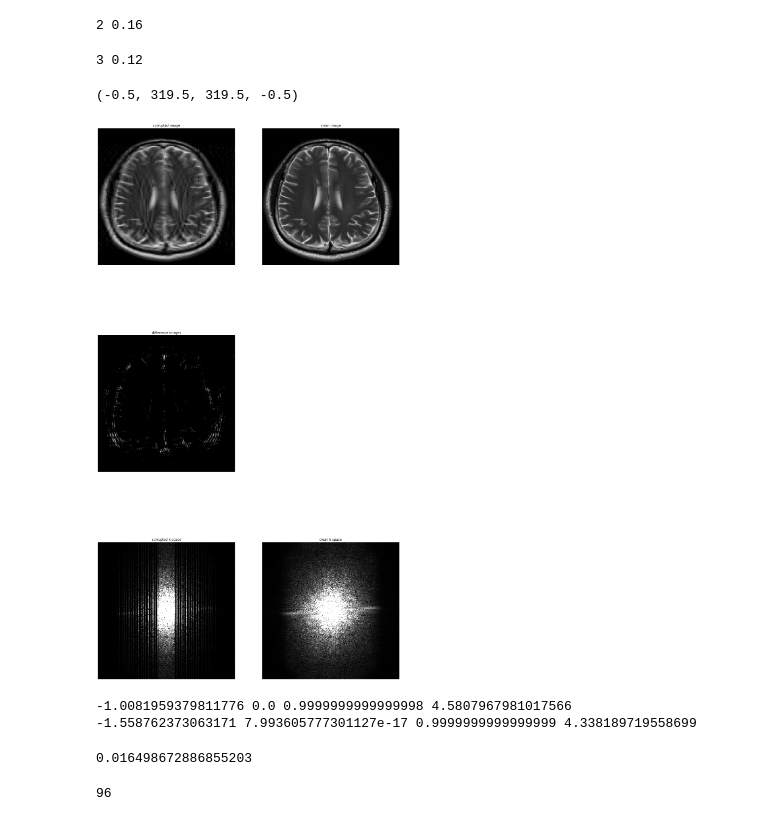
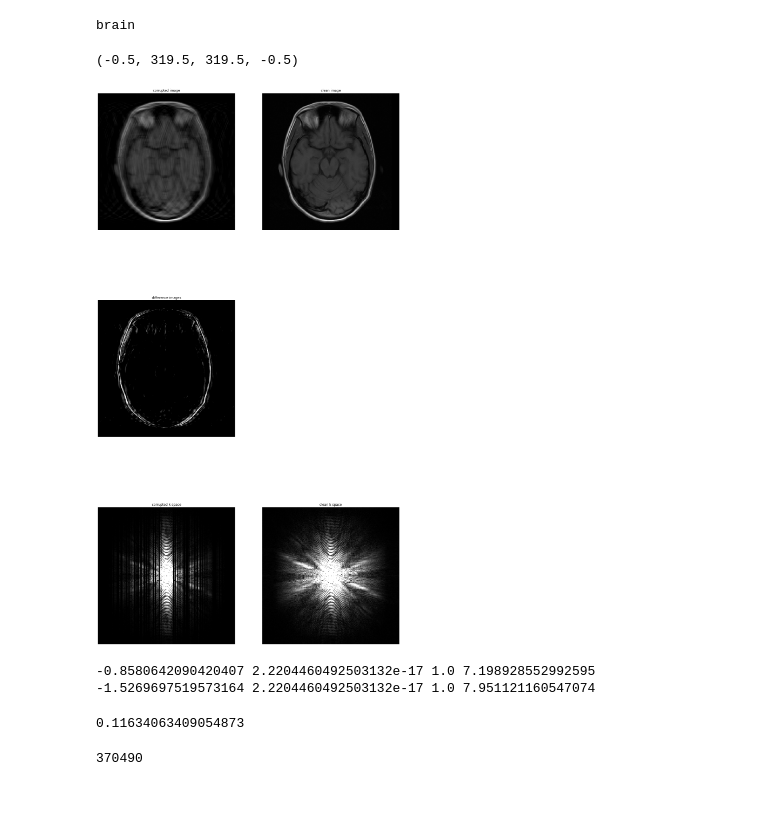
Before and after one commit to SimoneRuiter/artefacts, a Jupyter notebook: Corrupt.ipynb, the cells around one changed output. Drawn from its saved outputs; the diff is of its cells as text; code cells hidden in the pictures.

```diff
--- a/Corrupt.ipynb
+++ b/Corrupt.ipynb
@@ -17,8 +22,8 @@ warnings.filterwarnings("ignore")
 #UserWarning: The (0028,0101) 'Bits Stored' value (12-bit) doesn't match the JPEG 2000 data (16-bit).
 #It's recommended that you change the 'Bits Stored' value warnings.warn(
 # %%
-#data_path = r'C:\from SSD\fastMRI_brain_DICOM\100099070170\279.dcm'
-data_path = r'C:\Users\simon\anaconda3\envs\drs\drs\Data\fastMRI_brain_DICOM\300008311232\808.dcm'
+data_path = r'C:\from SSD\fastMRI_brain_DICOM\100099070170\279.dcm'
+#data_path = r'C:\Users\simon\anaconda3\envs\drs\drs\Data\fastMRI_brain_DICOM\300008311232\808.dcm'
 #data_path = r"C:\Users\simon\anaconda3\envs\drs\drs\Data\Pelvis\Pelvis_2233,MP Pelvis_2233,MP\CT.2.25.168430369902691384448665480955143203741.dcm"
 
 # bad pelvic image
@@ -32,6 +37,15 @@ if (np.shape(image) != (320, 320)):
     image = cv2.resize(image, (320, 320))
 
 image = (image - np.mean(image)) / np.std(image)
+# %%
+anatomy = ''
+if data_path[0] == 'C':
+    anatomy = 'brain'
+elif data_path[0] == 'D':
+    anatomy = 'pelvis'
+print(anatomy)
+# %% [output]
+brain
 # %%
 # functions for downsample
 
@@ -245,7 +259,7 @@ def GetFields(image):
     grid_z = srf((x, y), mesh_type='structured')
     grid_z = dct2(grid_z)
 
-    bias_rng = 1 #np.random.uniform(0.20, 1.00)
+    bias_rng = np.random.uniform(0.20, 1.00)
     grid_z = np.interp(grid_z, (grid_z.min(), grid_z.max()),
                        (1 - bias_rng / 2, 1 + bias_rng / 2))
 
@@ -253,8 +267,7 @@ def GetFields(image):
 # %%
 # corrupt function
 
-def corrupt(image, case):
-    import random
+def corrupt(image, case, anatomy):
     kspace = transform_image_to_kspace(image)
 
     if case == "noise":
@@ -265,14 +278,17 @@ def corrupt(image, case):
         kspace += noise
 
     elif case == "downsample":
-        acceleration, center_fraction = random.choice([(2, 0.16), (3, 0.12), (4, 0.08)])
-        print(acceleration, center_fraction)
-        mask = cartesian_mask((acceleration, center_fraction), random.choice(["LR", "AP"]), random.choice(["uniform", "random"]))
+        #acceleration, center_fraction = random.choice([(2, 0.16), (3, 0.12), (4, 0.08)])
+        #mask = cartesian_mask((acceleration, center_fraction), random.choice(["LR", "AP"]), random.choice(["uniform", "random"]))
+        mask = cartesian_mask(random.choice([(2, 0.16), (3, 0.12), (4, 0.08)]), random.choice(["LR", "AP"]), random.choice(["uniform", "random"]))
         kspace = np.where(mask, kspace, (0 + 0j))
 
     elif case == "motion":
-        #motion_type = random.choice(["rigid", "periodic"])
-        motion_type = "rigid"
+        if anatomy == "brain":
+            motion_type = "rigid"
+        elif anatomy == "pelvis":
+            motion_type = random.choice(["rigid", "periodic"])
+
         if (motion_type == "rigid"):
             kspace = rigid_motion(image, random.choice(["LR", "AP"]), np.random.randint(1,9), 3, 10)
         elif (motion_type == "periodic"):
@@ -287,15 +303,10 @@ def corrupt(image, case):
     img = transform_kspace_to_image(kspace)
     img = (img - np.mean(img)) / np.std(img)
     return img
-# %%
-acceleration, center_fraction = random.choice([(2, 0.16), (3, 0.12), (4, 0.08)])
-print(acceleration, center_fraction)
-# %% [output]
-2 0.16
 # %%
 # plotting
 
-img = corrupt(image, "downsample")
+img = corrupt(image, "downsample", anatomy)
 
 hr = image
 lr = img
@@ -309,57 +320,52 @@ k_hr = k_hr / np.max(np.abs(k_hr))
 lr = (lr - np.mean(lr)) / np.std(lr)
 hr = (hr - np.mean(hr)) / np.std(hr)
 
 vmx = np.max(hr)
 vmn = np.min(hr)
 dmx = 0.5
 kmx = 0.01
 
 fig = plt.figure(figsize=(20, 40))
 ax = fig.add_subplot(3, 2, 1)
 ax.imshow(lr, interpolation='none', cmap='gist_gray', vmin=vmn, vmax=vmx)
 ax.set_title("corrupted image")
 ax.axis('off')
 ax = fig.add_subplot(3, 2, 2)
 ax.imshow(hr, interpolation='none', cmap='gist_gray', vmin=vmn, vmax=vmx)
 ax.set_title("clean image")
 ax.axis('off')
 ax = fig.add_subplot(3, 2, 3)
 ax.imshow(np.abs(lr - hr), interpolation='none', cmap='gist_gray', vmin=0.5, vmax=1 / 0.5)
 ax.set_title("difference images")
 ax.axis('off')
 ax = fig.add_subplot(3, 2, 5)
 ax.imshow(k_lr, interpolation='none', cmap='gist_gray', vmin=0, vmax=kmx)
 ax.set_title("corrupted k space")
 ax.axis('off')
 ax = fig.add_subplot(3, 2, 6)
 ax.imshow(k_hr, interpolation='none', cmap='gist_gray', vmin=0, vmax=kmx)
 ax.set_title("clean k space")
 ax.axis('off')
 # %% [output]
-3 0.12
+(-0.5, 319.5, 319.5, -0.5)
-(-0.5, 319.5, 319.5, -0.5)
-[figure, old version]
+[figure, new version]
 # %%
 print(np.min(image), np.mean(image), np.std(image), np.max(image))
 print(np.min(img), np.mean(img), np.std(img), np.max(img))
 # %% [output]
--1.0081959379811776 0.0 0.9999999999999998 4.5807967981017566
--1.558762373063171 7.993605777301127e-17 0.9999999999999999 4.338189719558699
+-0.8580642090420407 2.2204460492503132e-17 1.0 7.198928552992595
+-1.5269697519573164 2.2204460492503132e-17 1.0 7.951121160547074
 # %%
-from sklearn.metrics import mean_squared_error
 mean_squared_error(image, img)
 # %% [output]
-0.016498672886855203
+0.11634063409054873
 # %%
 # the artefacts should be well-balanced in terms of MSE
 
-import os
-from sklearn.metrics import mean_squared_error
-
 images_path_list = []
-main_path_brain = r'C:\Users\simon\anaconda3\envs\drs\drs\Data\fastMRI_brain_DICOM'
+#main_path_brain = r'C:\Users\simon\anaconda3\envs\drs\drs\Data\fastMRI_brain_DICOM'
 #main_path_pelvis = r'C:\Users\simon\anaconda3\envs\drs\drs\Data\Pelvis2'
-#main_path_brain = r'C:\from SSD\fastMRI_brain_DICOM'
+main_path_brain = r'C:\from SSD\fastMRI_brain_DICOM'
 #main_path_pelvis = r'D:\Pelvis_2.2'
 
 folders_brain = os.listdir(main_path_brain)
@@ -371,13 +377,13 @@ for folder in folders_brain:
     for image in images:
         image_path = folder_path + '/' + image
         images_path_list.append(image_path)
-# for folder in folders_pelvis:
-#     folder_path = main_path_pelvis + '/' + folder
-#     images = os.listdir(folder_path)
-#     for image in images:
-#         image_path = folder_path + '/' + image
-#         images_path_list.append(image_path)
+#for folder in folders_pelvis:
+#    folder_path = main_path_pelvis + '/' + folder
+#    images = os.listdir(folder_path)
+#    for image in images:
+#        image_path = folder_path + '/' + image
+#        images_path_list.append(image_path)
 print(len(images_path_list))
 # %% [output]
-96
+370490
 # %%
```
Also changed, not shown: parts of 6 cells of this notebook.
